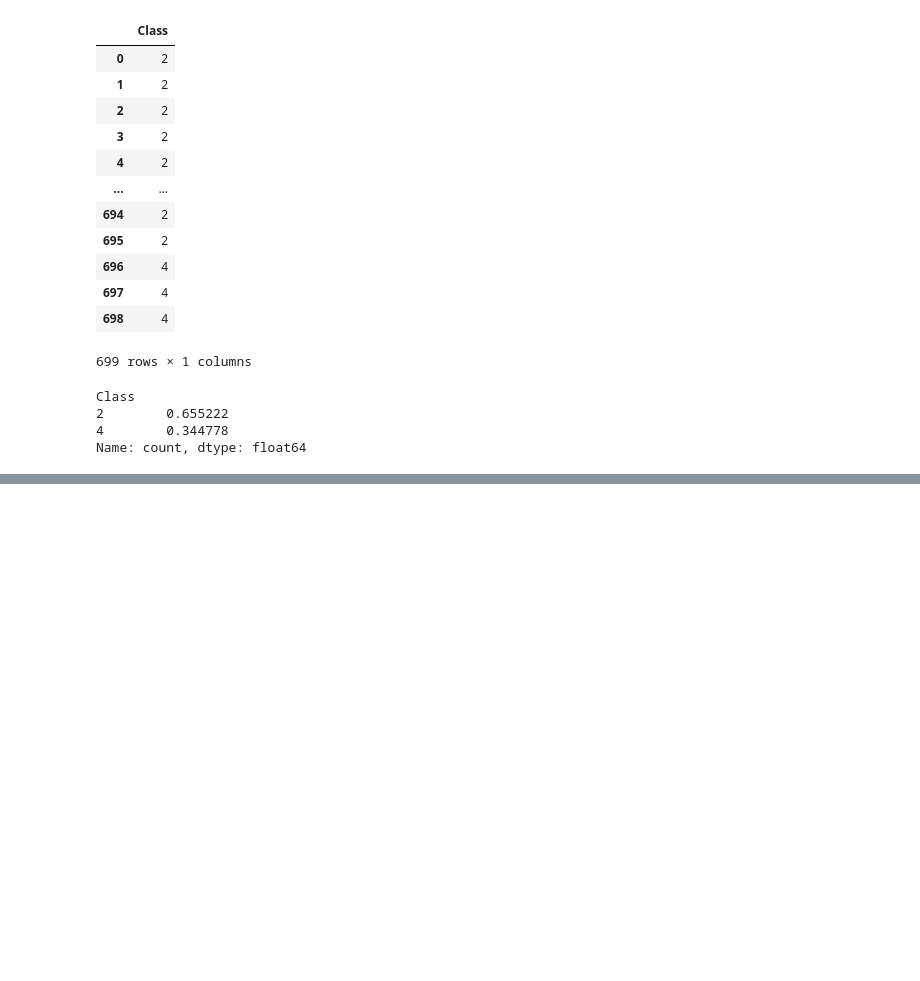
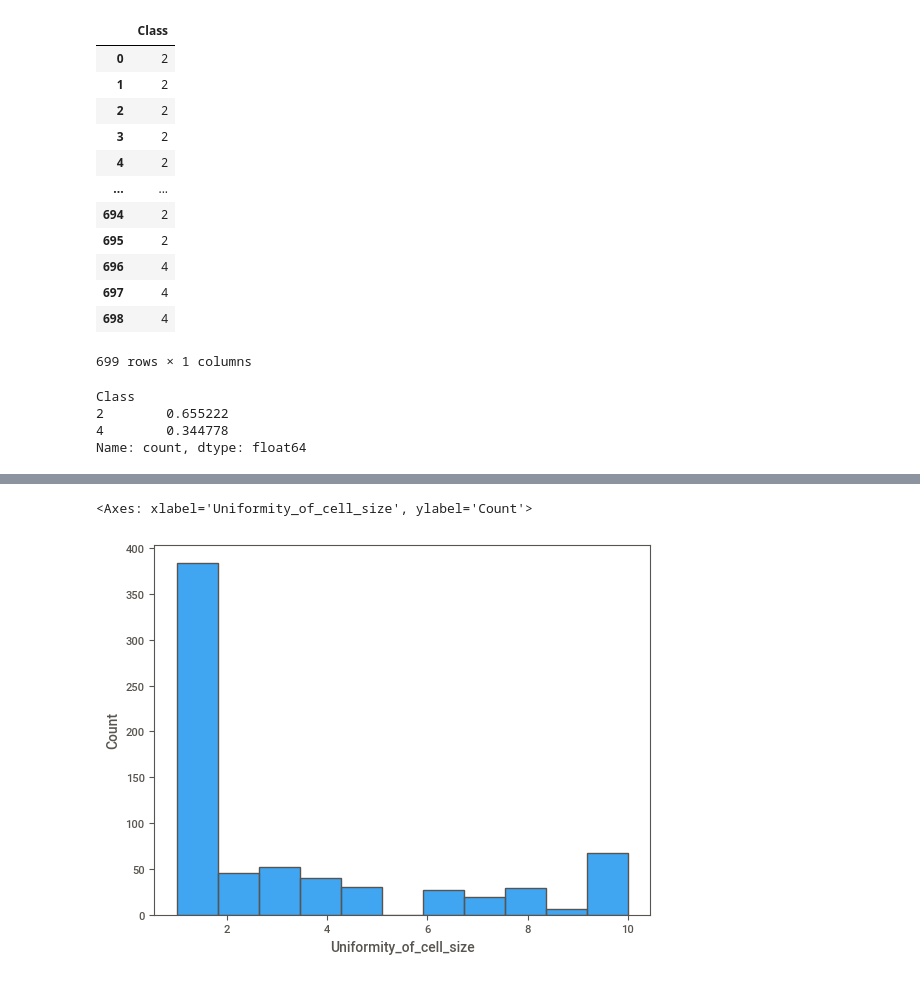
Before and after one commit to mariol-lamas/limpieza_datos, a Jupyter notebook: src/eda.ipynb, the cells around one changed output, grey strips where cells are left out. Saved outputs shown, nothing was run; the diff lists cells and outputs as text; code cells hidden in the pictures; blank space fills up the shorter version.

```diff
--- a/src/eda.ipynb
+++ b/src/eda.ipynb
@@ -172,0 +196,5 @@ my_report.show_notebook()
+# %%
+sns.histplot(data_x['Uniformity_of_cell_size'])
+# %% [output]
+<Axes: xlabel='Uniformity_of_cell_size', ylabel='Count'>
+[figure, added]
```
Also changed, not shown: parts of 4 cells of this notebook, 2 other files.
